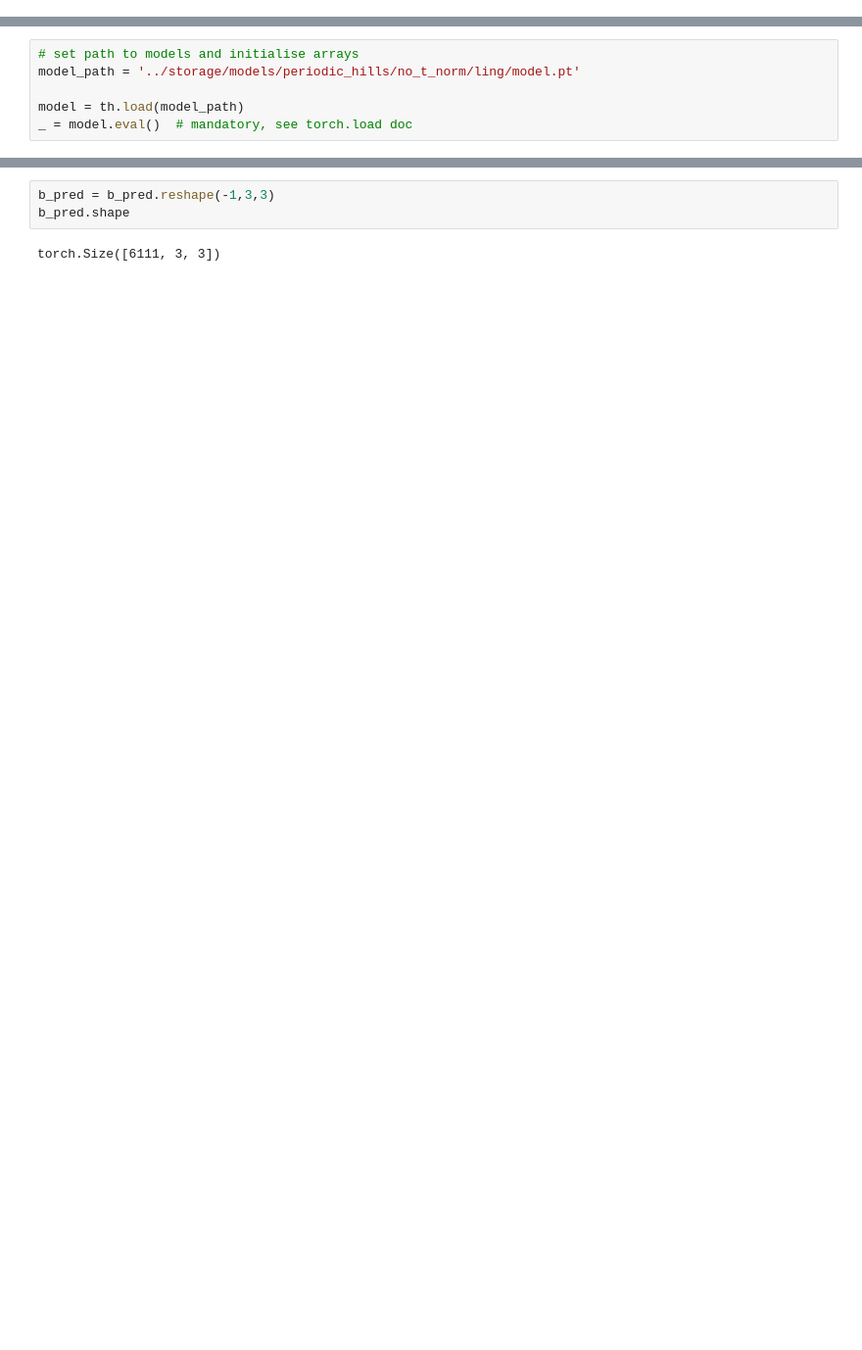
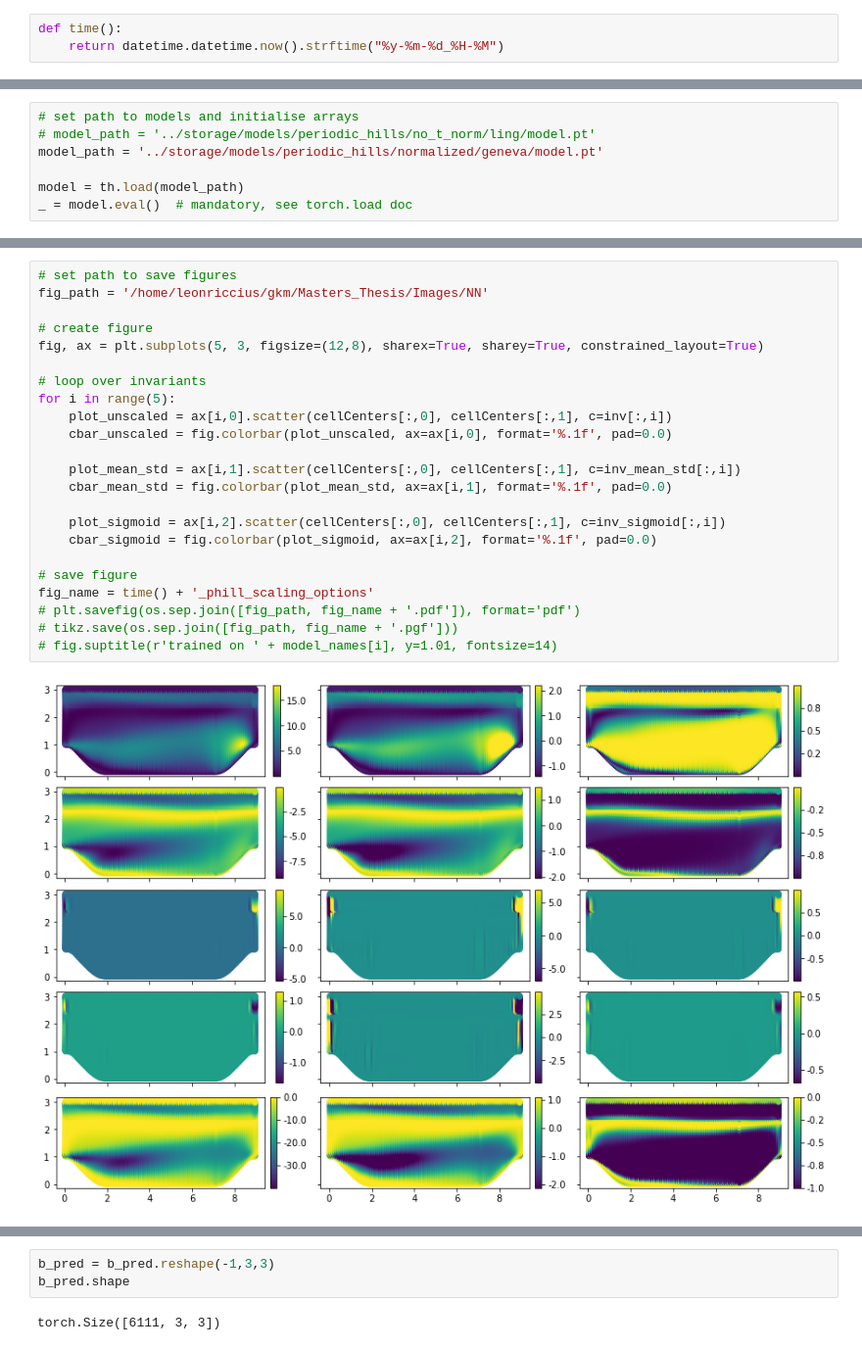
Before and after one commit to leonrccs/data_driven_rans, a Jupyter notebook: notebooks/predictionWorkflow.ipynb, the cells around one changed output, grey strips where cells are left out. Shown at 98% size. Drawn from its saved outputs; the diff is of its cells as text; blank space fills up the shorter version.

```diff
--- a/notebooks/predictionWorkflow.ipynb
+++ b/notebooks/predictionWorkflow.ipynb
@@ -36,3 +39,6 @@ from scripts.barymap import BarMap
 
 # standard datatype
 dtype = torch.double
+# %%
+def time():
+    return datetime.datetime.now().strftime("%y-%m-%d_%H-%M")
@@ -39,6 +48,7 @@ dtype = torch.double
 # %%
 # set path to models and initialise arrays
-model_path = '../storage/models/periodic_hills/no_t_norm/ling/model.pt'
+# model_path = '../storage/models/periodic_hills/no_t_norm/ling/model.pt'
+model_path = '../storage/models/periodic_hills/normalized/geneva/model.pt'
 
 model = th.load(model_path)
 _ = model.eval()  # mandatory, see torch.load doc
@@ -75,0 +114,25 @@ tensor(False)
+# %%
+# set path to save figures
+fig_path = '/home/leonriccius/gkm/Masters_Thesis/Images/NN'
+
+# create figure
+fig, ax = plt.subplots(5, 3, figsize=(12,8), sharex=True, sharey=True, constrained_layout=True)
+
+# loop over invariants
+for i in range(5):
+    plot_unscaled = ax[i,0].scatter(cellCenters[:,0], cellCenters[:,1], c=inv[:,i])
+    cbar_unscaled = fig.colorbar(plot_unscaled, ax=ax[i,0], format='%.1f', pad=0.0)
+
+    plot_mean_std = ax[i,1].scatter(cellCenters[:,0], cellCenters[:,1], c=inv_mean_std[:,i])
+    cbar_mean_std = fig.colorbar(plot_mean_std, ax=ax[i,1], format='%.1f', pad=0.0)
+
+    plot_sigmoid = ax[i,2].scatter(cellCenters[:,0], cellCenters[:,1], c=inv_sigmoid[:,i])
+    cbar_sigmoid = fig.colorbar(plot_sigmoid, ax=ax[i,2], format='%.1f', pad=0.0)
+
+# save figure
+fig_name = time() + '_phill_scaling_options'
+# plt.savefig(os.sep.join([fig_path, fig_name + '.pdf']), format='pdf')
+# tikz.save(os.sep.join([fig_path, fig_name + '.pgf']))
+# fig.suptitle(r'trained on ' + model_names[i], y=1.01, fontsize=14)
+# %% [output]
+[figure, added]
```
Also changed, not shown: parts of 50 cells of this notebook.
